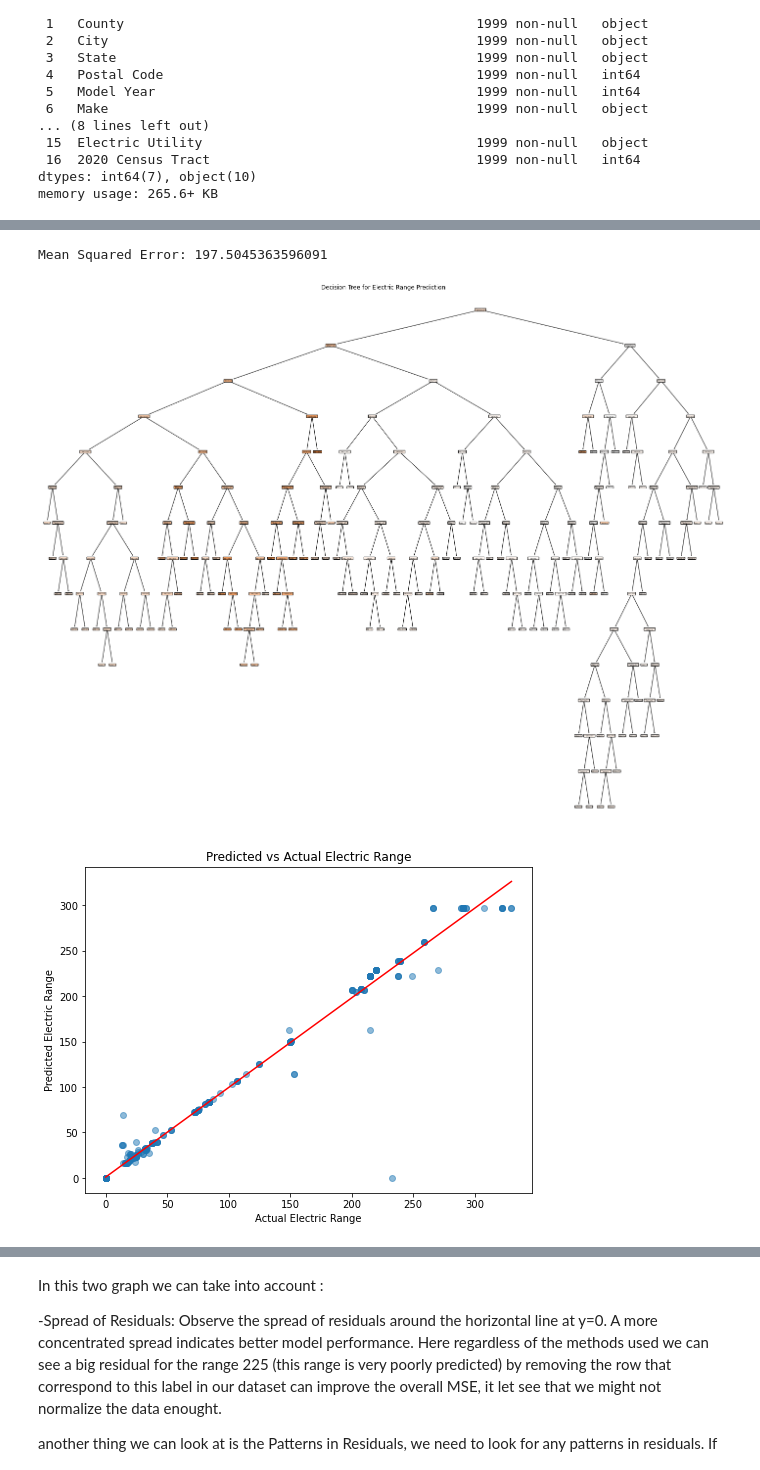
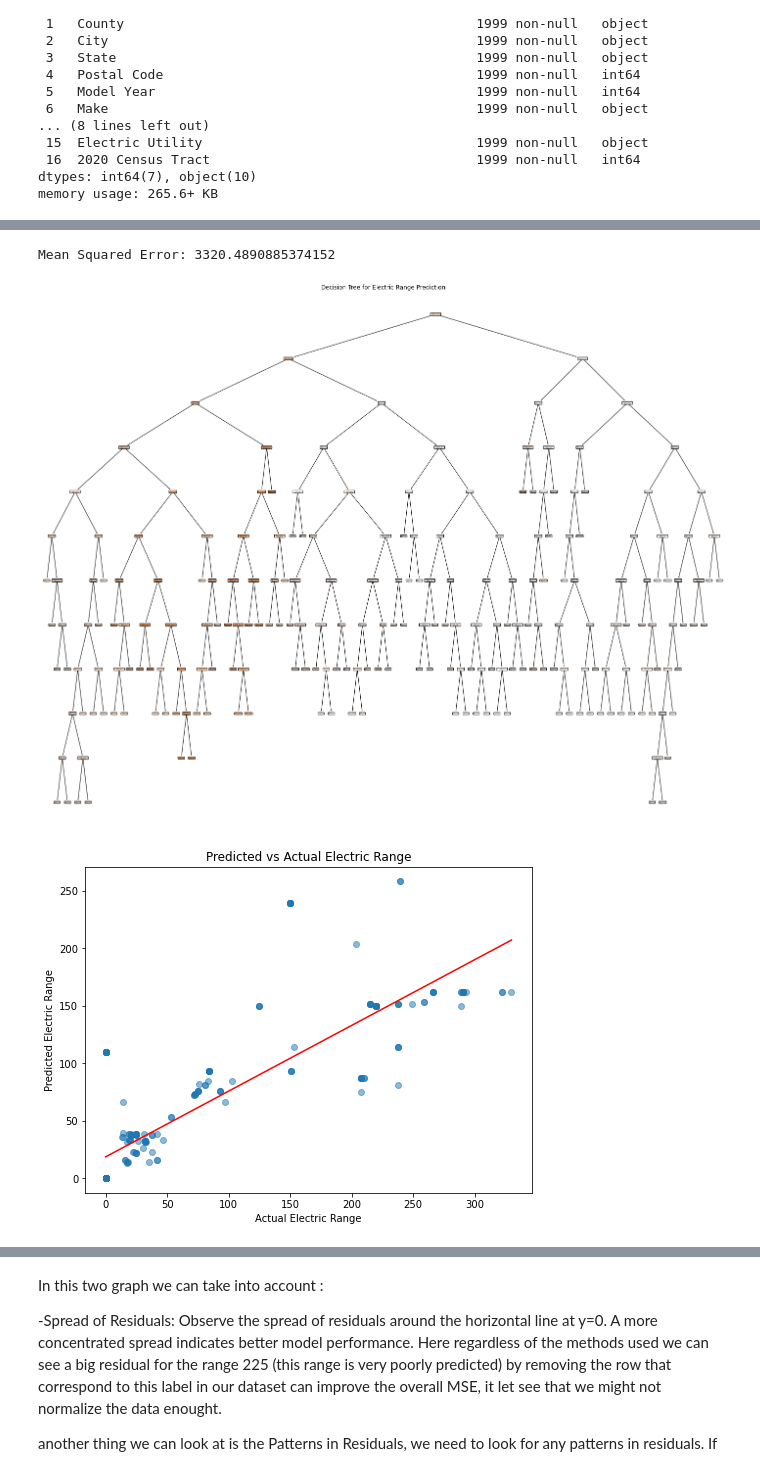
Before and after one commit to moralessP/USA-Electric-Car-Trends, a Jupyter notebook: Project_US_EV_Populationv3.ipynb, the cells around one changed output, grey strips where cells are left out. Drawn from its saved outputs; the diff is of its cells as text; code cells hidden in the pictures.

Commit message:
Add files via upload
nettoyage du code + validation pris en compte + organisation du projet amélioré

```diff
--- a/Project_US_EV_Populationv3.ipynb
+++ b/Project_US_EV_Populationv3.ipynb
@@ -76,9 +76,16 @@ dtype: int64
 # %%
-# DO NOT RUN
-train_df, test_df = train_test_split(df, test_size=0.25, random_state=42)
+# Split the data into training, validation, and test sets
+train_df, temp_df = train_test_split(df, test_size=0.25, random_state=42)
+validation_df, test_df = train_test_split(temp_df, test_size=0.5, random_state=42)
+
+# Save the datasets to CSV files
 train_df.to_csv("Data/train_dataset.csv", index=False)
 test_df.to_csv("Data/test_dataset.csv", index=False)
+validation_df.to_csv("Data/validation_dataset.csv", index=False)
+
+# Display the shapes of the datasets
 print(f"shape of the training data set : {train_df.shape}")
 print(f"shape of the test data set : {test_df.shape}")
+print(f"Shape of the validation dataset: {validation_df.shape}")
 # %% [output]
 shape of the training data set : (1499, 17)
@@ -346,69 +233,38 @@ let's use bayes theorem on a problem to predict a Label Y given Parameter X={x1,
 # %%
 #decision trees :
-import numpy as np
-#Normalise the data :
-import csv
-from sklearn.model_selection import train_test_split
-from sklearn.linear_model import LinearRegression
-from sklearn.preprocessing import OneHotEncoder, LabelEncoder
-from sklearn.compose import ColumnTransformer
-from sklearn.metrics import mean_squared_error
-from sklearn.pipeline import Pipeline
 from sklearn.tree import DecisionTreeRegressor
 from sklearn.tree import plot_tree
-import matplotlib.pyplot as plt
 
-
-# Load the data using np.genfromtxt
-data = np.genfromtxt('Data/Electric_Vehicle_Population_Data3.csv', delimiter=';', dtype=str, skip_header=1)
-
-# Extracting relevant columns
-model_year = data[:,5]
-brand = data[:, 6]
-vehicle_type = data[:, 8]
-electric_range1 = data[:, 10].astype(float)
-
-# Encode categorical variables (brand, vehicle_type)
-label_encoder = LabelEncoder()
-brand_encoded = label_encoder.fit_transform(brand)
-vehicle_type_encoded = label_encoder.fit_transform(vehicle_type)
-
-# Create feature matrix X and target variable y
-X = np.column_stack((model_year, brand_encoded, vehicle_type_encoded)).astype(float)
-y = electric_range1
-
-# Split the data into training and testing sets
-X_train, X_test, y_train, y_test = train_test_split(X, y, test_size=0.2, random_state=42)
 
 # Build and train Decision Tree Regressor
 tree_reg = DecisionTreeRegressor(random_state=42)
-tree_reg.fit(X_train, y_train)
+tree_reg.fit(X, y)
 
-# Predict electric range for the test set
-y_pred = tree_reg.predict(X_test)
+# Predict electric range for the validation
+y_pred_validation = tree_reg.predict(Xvalidation)
 
 # Evaluate the model
-mse = mean_squared_error(y_test, y_pred)
+mse = mean_squared_error(yvalidation, y_pred_validation)
 print(f"Mean Squared Error: {mse}")
 
 # Plot the decision tree
 plt.figure(figsize=(25, 20))  # Adjust the figure size as needed
 plot_tree(tree_reg, feature_names=['Model Year', 'Brand', 'Vehicle Type'], filled=True, rounded=True)
 plt.title('Decision Tree for Electric Range Prediction')
 plt.show()
 
 # Plot predicted vs actual values for electric range
 plt.figure(figsize=(8, 6))
-plt.scatter(y_test, y_pred, alpha=0.5)
-plt.plot(np.unique(y_test), np.poly1d(np.polyfit(y_test, y_pred, 1))(np.unique(y_test)), color='red')  # Fit a linear curve
+plt.scatter(yvalidation, y_pred_validation, alpha=0.5)
+plt.plot(np.unique(yvalidation), np.poly1d(np.polyfit(yvalidation, y_pred_validation, 1))(np.unique(yvalidation)), color='red')  # Fit a linear curve
 plt.xlabel('Actual Electric Range')
 plt.ylabel('Predicted Electric Range')
 plt.title('Predicted vs Actual Electric Range')
 plt.show()
 # %% [output]
-Mean Squared Error: 197.5045363596091
+Mean Squared Error: 3320.4890885374152
-[figure, old version]
+[figure, new version]
-[figure, old version]
+[figure, new version]
 # %%
 #Hyperparameter Tuning: Adjust the hyperparameters of the Decision Tree model.
 #For example, you can change the maximum depth of the tree, minimum samples per leaf, or the criterion for splitting.
```
Also changed, not shown: parts of 35 cells of this notebook.
